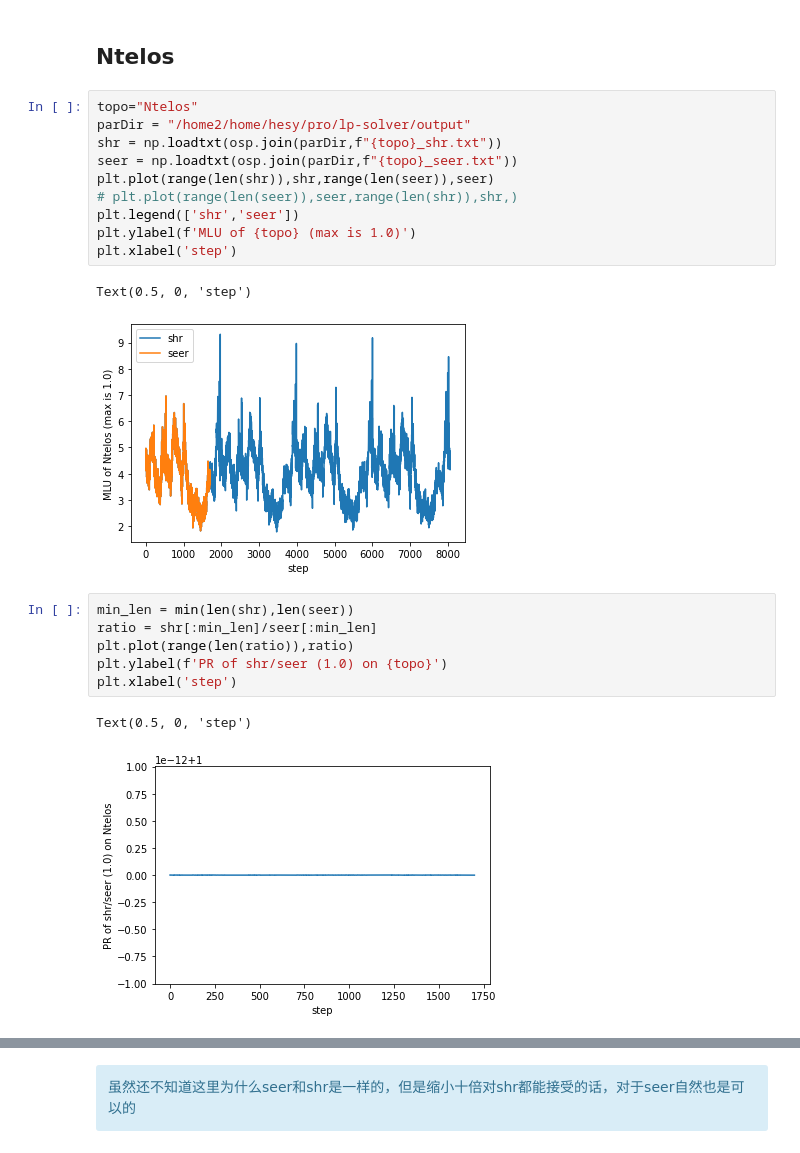
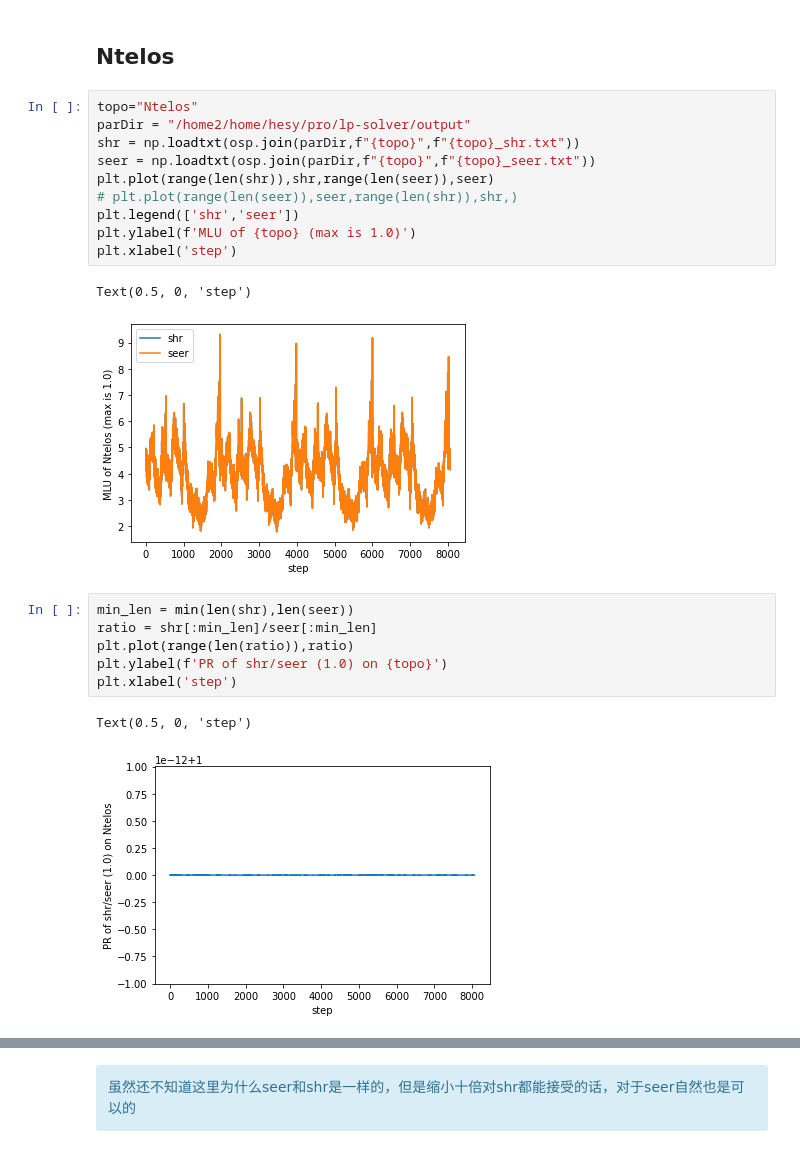
Before and after one commit to hexi519/CodesSnippets, a Jupyter notebook: mars-ana/TM清洗和生成&LP验证.ipynb, the cells around one changed output, grey strips where cells are left out. Drawn from its saved outputs; the diff is of its cells as text.

```diff
--- a/mars-ana/TM清洗和生成&LP验证.ipynb
+++ b/mars-ana/TM清洗和生成&LP验证.ipynb
@@ -849,16 +848,16 @@ print(max(seer*scale*100))
 # %%
 topo="Ntelos"
 parDir = "/home2/home/hesy/pro/lp-solver/output"
-shr = np.loadtxt(osp.join(parDir,f"{topo}_shr.txt"))
-seer = np.loadtxt(osp.join(parDir,f"{topo}_seer.txt"))
+shr = np.loadtxt(osp.join(parDir,f"{topo}",f"{topo}_shr.txt"))
+seer = np.loadtxt(osp.join(parDir,f"{topo}",f"{topo}_seer.txt"))
 plt.plot(range(len(shr)),shr,range(len(seer)),seer)
 # plt.plot(range(len(seer)),seer,range(len(shr)),shr,)
 plt.legend(['shr','seer'])
 plt.ylabel(f'MLU of {topo} (max is 1.0)')
 plt.xlabel('step')
 # %% [output]
 Text(0.5, 0, 'step')
-[figure, old version]
+[figure, new version]
 # %%
 min_len = min(len(shr),len(seer))
 ratio = shr[:min_len]/seer[:min_len]
@@ -867,7 +866,7 @@ plt.ylabel(f'PR of shr/seer (1.0) on {topo}')
 plt.xlabel('step')
 # %% [output]
 Text(0.5, 0, 'step')
-[figure, old version]
+[figure, new version]
 # %%
 scale = 0.1
 plt.plot(range(len(shr)),shr*scale*100,range(len(seer)),seer*scale*100)
```
Also changed, not shown: parts of 8 cells of this notebook, 1 other file.
